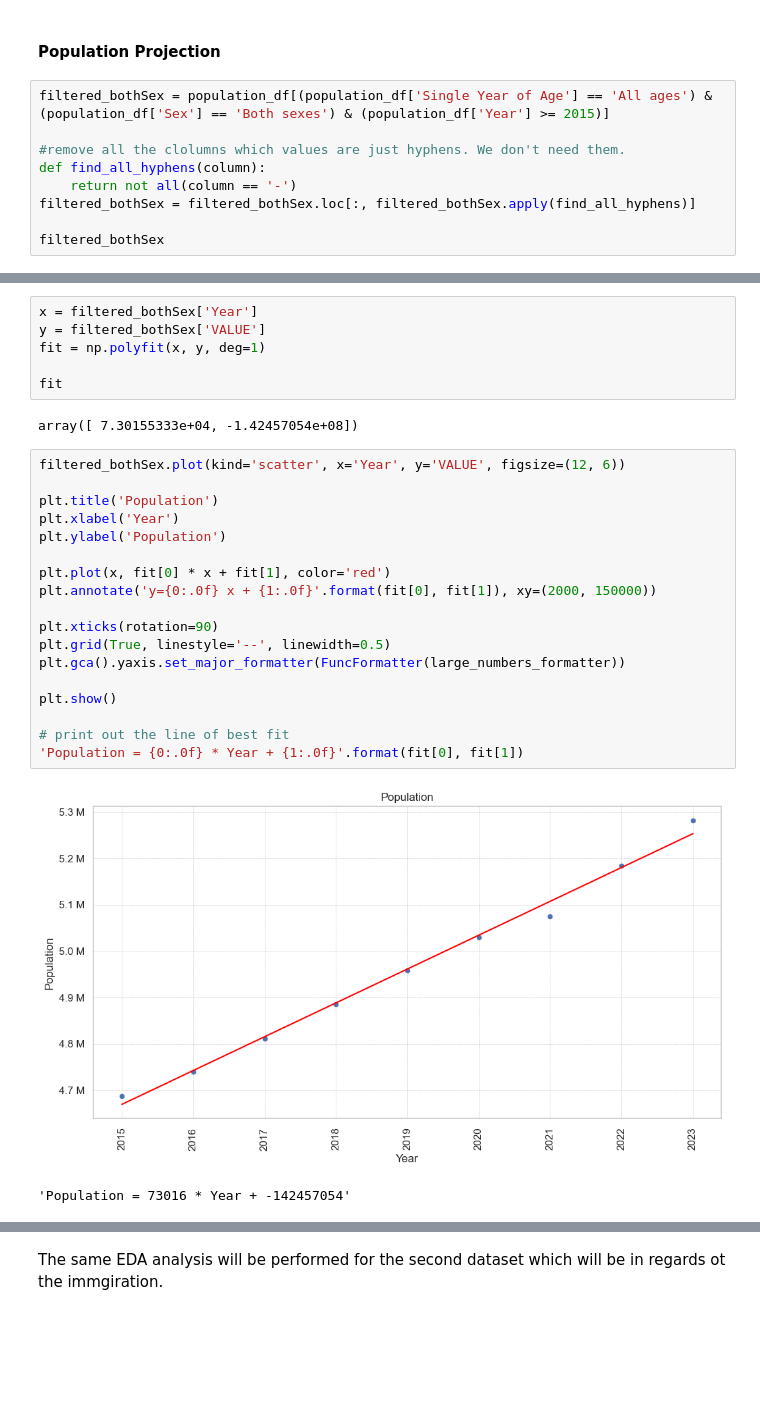
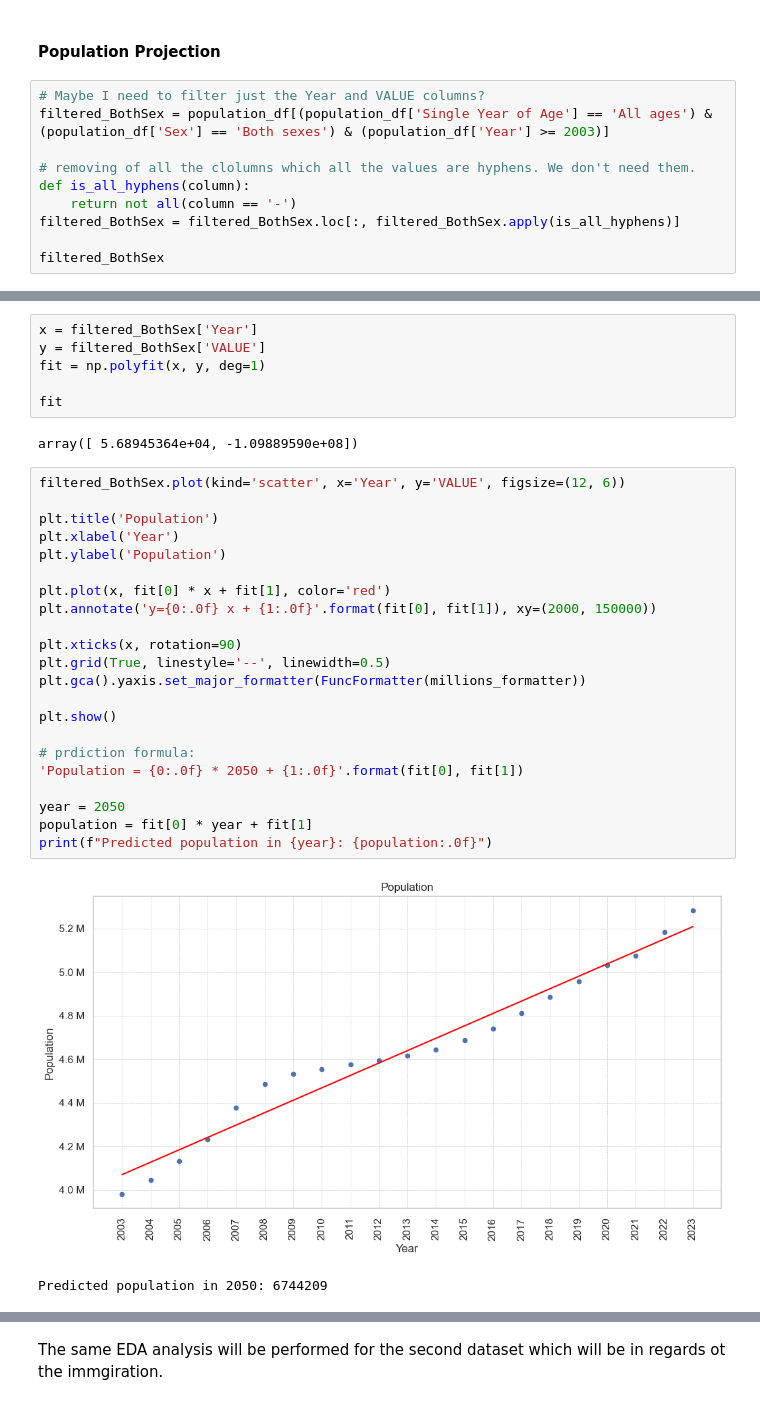
Before and after one commit to Ivkoto/DataAnalyticsMachineLearning, a Jupyter notebook: Data_Preparation/CA1_Data_Prep_V4.ipynb, the cells around one changed output, grey strips where cells are left out. Cells and saved outputs as stored; diff of their text form; blank space fills up the shorter version.

Commit message:
formatting

```diff
--- a/Data_Preparation/CA1_Data_Prep_V4.ipynb
+++ b/Data_Preparation/CA1_Data_Prep_V4.ipynb
@@ -455,13 +455,14 @@ plt.show()
 # %% [markdown]
 #### **Population Projection**
 # %%
-filtered_bothSex = population_df[(population_df['Single Year of Age'] == 'All ages') & (population_df['Sex'] == 'Both sexes') & (population_df['Year'] >= 2015)]
+# Maybe I need to filter just the Year and VALUE columns?
+filtered_BothSex = population_df[(population_df['Single Year of Age'] == 'All ages') & (population_df['Sex'] == 'Both sexes') & (population_df['Year'] >= 2003)]
 
-#remove all the clolumns which values are just hyphens. We don't need them.
-def find_all_hyphens(column):
+# removing of all the clolumns which all the values are hyphens. We don't need them.
+def is_all_hyphens(column):
     return not all(column == '-')
-filtered_bothSex = filtered_bothSex.loc[:, filtered_bothSex.apply(find_all_hyphens)]
+filtered_BothSex = filtered_BothSex.loc[:, filtered_BothSex.apply(is_all_hyphens)]
 
-filtered_bothSex
+filtered_BothSex
 # %% [output]
 |  | Year | Single Year of Age | Sex | UNIT | VALUE | Value_in_thousands |
@@ -491,29 +499,33 @@ plt.show()
 # %%
-x = filtered_bothSex['Year']
-y = filtered_bothSex['VALUE']
+x = filtered_BothSex['Year']
+y = filtered_BothSex['VALUE']
 fit = np.polyfit(x, y, deg=1)
 
 fit
 # %% [output]
-array([ 7.30155333e+04, -1.42457054e+08])
+array([ 5.68945364e+04, -1.09889590e+08])
 # %%
-filtered_bothSex.plot(kind='scatter', x='Year', y='VALUE', figsize=(12, 6))
+filtered_BothSex.plot(kind='scatter', x='Year', y='VALUE', figsize=(12, 6))
 
 plt.title('Population')
 plt.xlabel('Year')
 plt.ylabel('Population')
 
 plt.plot(x, fit[0] * x + fit[1], color='red')
 plt.annotate('y={0:.0f} x + {1:.0f}'.format(fit[0], fit[1]), xy=(2000, 150000))
 
-plt.xticks(rotation=90)
+plt.xticks(x, rotation=90)
 plt.grid(True, linestyle='--', linewidth=0.5)
-plt.gca().yaxis.set_major_formatter(FuncFormatter(large_numbers_formatter))
+plt.gca().yaxis.set_major_formatter(FuncFormatter(millions_formatter))
 
 plt.show()
 
-# print out the line of best fit
-'Population = {0:.0f} * Year + {1:.0f}'.format(fit[0], fit[1])
+# prdiction formula:
+'Population = {0:.0f} * 2050 + {1:.0f}'.format(fit[0], fit[1])
+
+year = 2050
+population = fit[0] * year + fit[1]
+print(f"Predicted population in {year}: {population:.0f}")
 # %% [output]
-[figure, old version]
+[figure, new version]
-'Population = 73016 * Year + -142457054'
+Predicted population in 2050: 6744209
```
Also changed, not shown: parts of 10 cells of this notebook.
